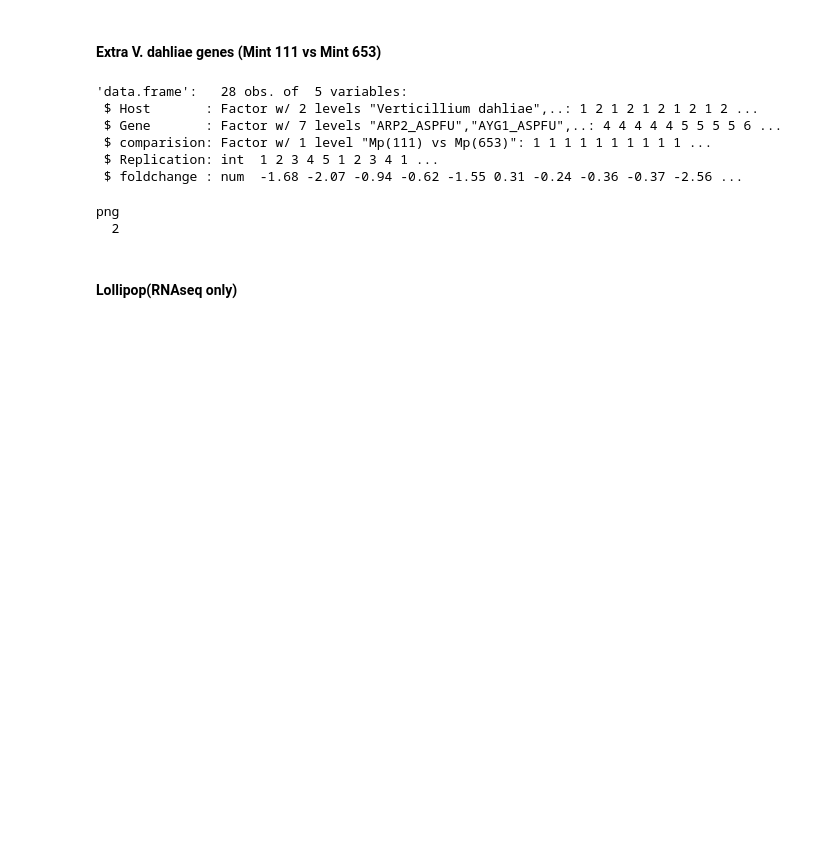
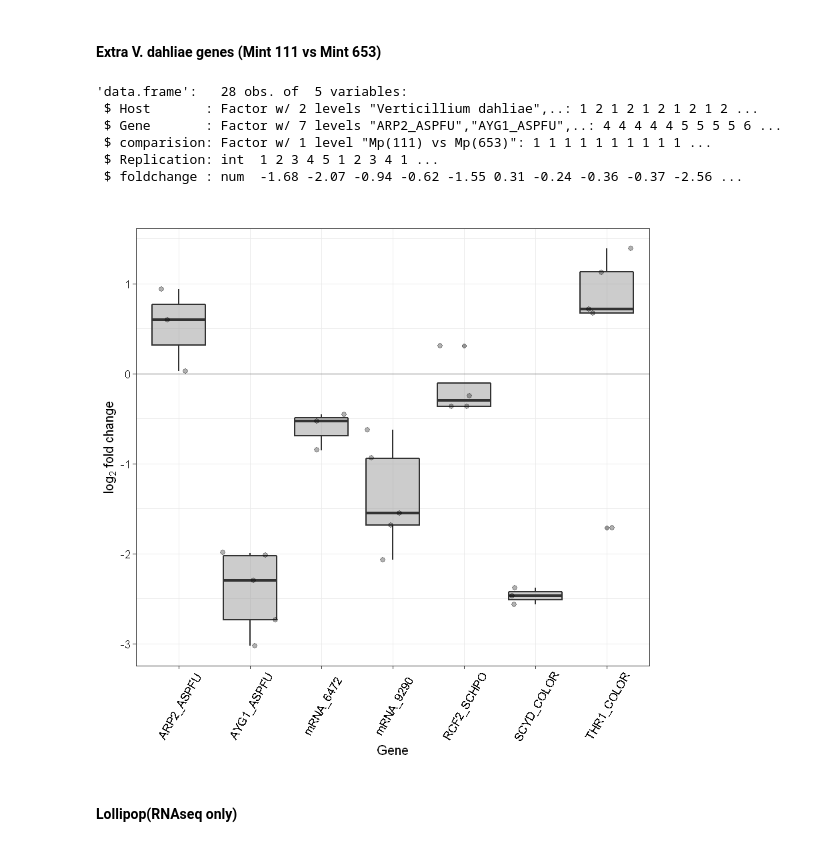
Before and after one commit to gcsudha/RNA-seq, a Jupyter notebook: Validation project/Data and Script/TranscriptomicsValidation.ipynb, the cells around one changed output. Drawn from its saved outputs; the diff is of its cells as text; code cells hidden in the pictures; blank space fills up the shorter version.

```diff
--- a/Validation project/Data and Script/TranscriptomicsValidation.ipynb
+++ b/Validation project/Data and Script/TranscriptomicsValidation.ipynb
@@ -262,21 +295,20 @@ df_Vd$Replication<- factor(df_Vd$Replication)
  $ Replication: int  1 2 3 4 5 1 2 3 4 1 ...
  $ foldchange : num  -1.68 -2.07 -0.94 -0.62 -1.55 0.31 -0.24 -0.36 -0.37 -2.56 ...
 # %%
-tiff('Boxplot_Vd.tiff',width=5,height=5,units='in',res=300)
+#tiff('Boxplot_Vd.tiff',width=5,height=5,units='in',res=300)
 Boxplot_Vd = ggplot(df_Vd, aes(x= Gene, y= foldchange))+
     geom_boxplot( fill='#999999',alpha=0.5,lwd=0.6)+geom_hline(yintercept = 0, alpha = 0.5)+
     geom_jitter(size=3,pch=20,alpha = 0.3)+
     theme_bw()+
     labs(title ='', x = 'Gene', y =expression(log[2]~fold~change))+
     theme(axis.title.x= element_text(size =12, color ='black'),
     axis.title.y = element_text(size =12, color ='black'),
     axis.text.x = element_text(vjust =0.5, size =10,angle =60,color = 'black'),
     axis.text.y = element_text(size =10, color = 'black'))
 Boxplot_Vd
-dev.off()
+#dev.off()
 # %% [output]
-png
-  2
+[figure, added]
 # %% [markdown]
 #### Lollipop(RNAseq only)
 # %%
```
Also changed, not shown: parts of 24 cells of this notebook, 6 other files.
